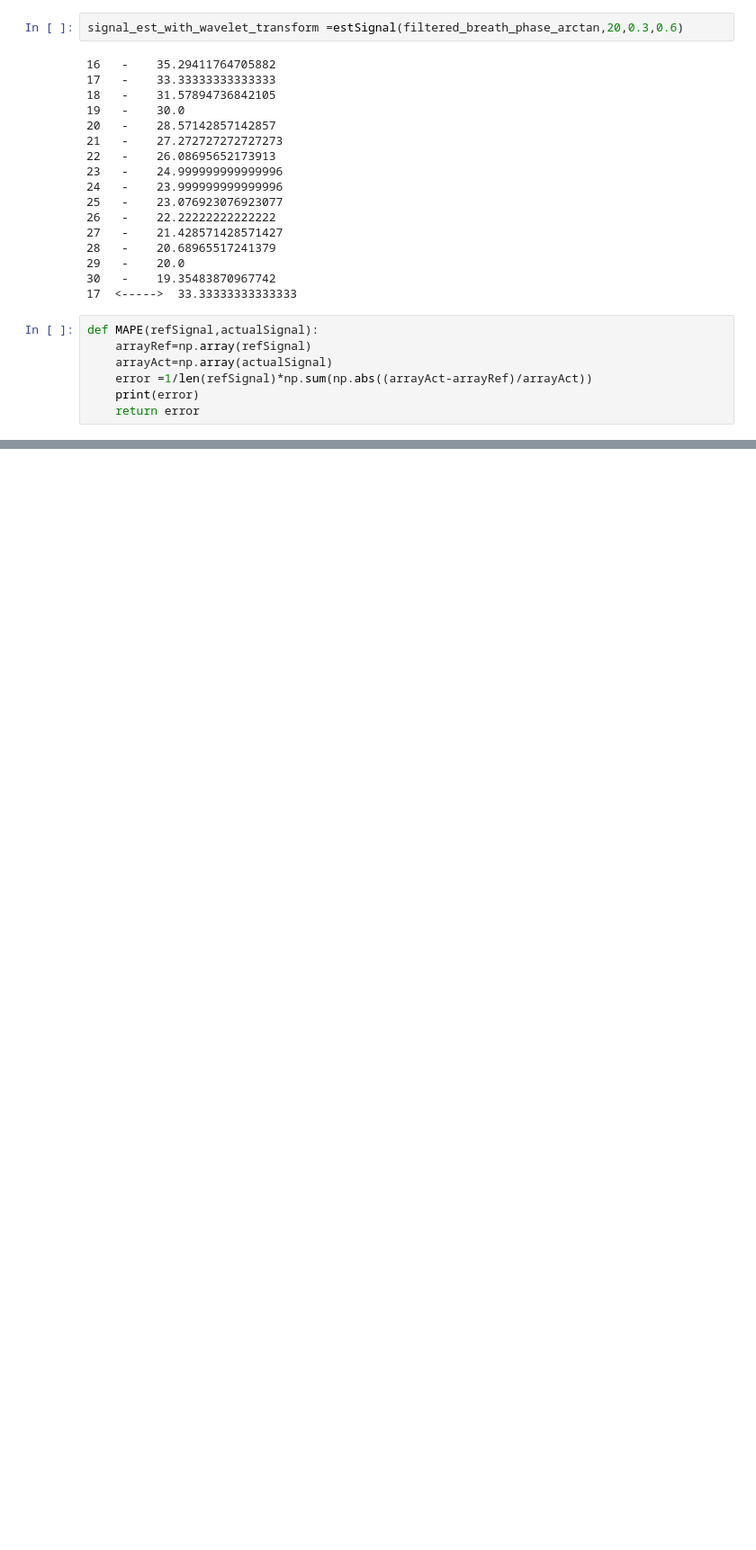
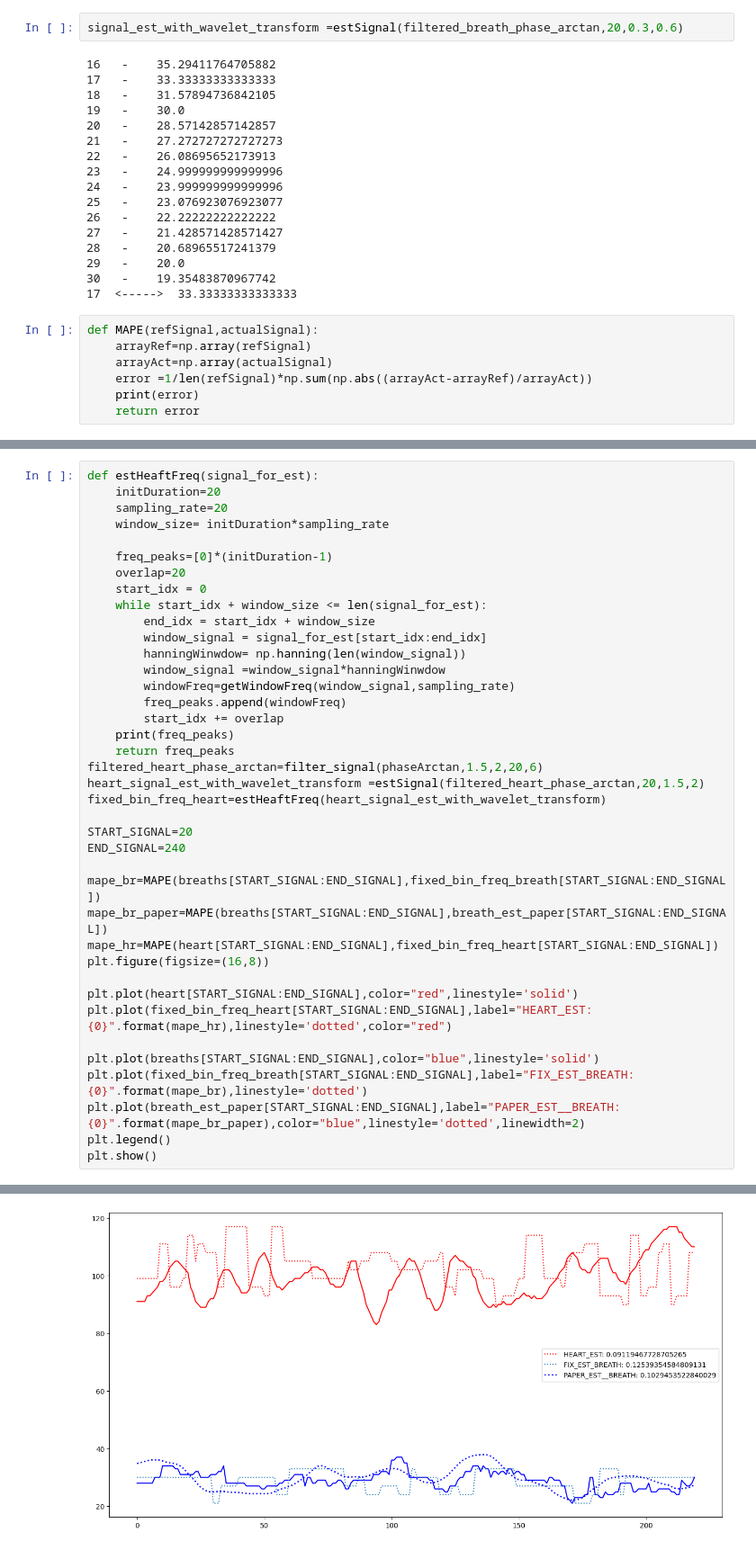
Before and after one commit to tqdinh/gensignal, a Jupyter notebook: VSProcessingFlow/VSProcessingV0.ipynb, the cells around one changed output, grey strips where cells are left out. Shown at 90% size. Saved outputs shown, nothing was run; the diff lists cells and outputs as text; blank space fills up the shorter version.

```diff
--- a/VSProcessingFlow/VSProcessingV0.ipynb
+++ b/VSProcessingFlow/VSProcessingV0.ipynb
@@ -338,0 +340,40 @@ plt.show()
+# %%
+def estHeaftFreq(signal_for_est):
+    initDuration=20
+    sampling_rate=20
+    window_size= initDuration*sampling_rate
+
+    freq_peaks=[0]*(initDuration-1)
+    overlap=20
+    start_idx = 0
+    while start_idx + window_size <= len(signal_for_est):
+        end_idx = start_idx + window_size
+        window_signal = signal_for_est[start_idx:end_idx]
+        hanningWinwdow= np.hanning(len(window_signal))
+        window_signal =window_signal*hanningWinwdow
+        windowFreq=getWindowFreq(window_signal,sampling_rate)
+        freq_peaks.append(windowFreq)
+        start_idx += overlap
+    print(freq_peaks)
+    return freq_peaks
+filtered_heart_phase_arctan=filter_signal(phaseArctan,1.5,2,20,6)
+heart_signal_est_with_wavelet_transform =estSignal(filtered_heart_phase_arctan,20,1.5,2)
+fixed_bin_freq_heart=estHeaftFreq(heart_signal_est_with_wavelet_transform)
+
+START_SIGNAL=20
+END_SIGNAL=240
+
+mape_br=MAPE(breaths[START_SIGNAL:END_SIGNAL],fixed_bin_freq_breath[START_SIGNAL:END_SIGNAL])
+mape_br_paper=MAPE(breaths[START_SIGNAL:END_SIGNAL],breath_est_paper[START_SIGNAL:END_SIGNAL])
+mape_hr=MAPE(heart[START_SIGNAL:END_SIGNAL],fixed_bin_freq_heart[START_SIGNAL:END_SIGNAL])
+plt.figure(figsize=(16,8))
+
+plt.plot(heart[START_SIGNAL:END_SIGNAL],color="red",linestyle='solid')
+plt.plot(fixed_bin_freq_heart[START_SIGNAL:END_SIGNAL],label="HEART_EST: {0}".format(mape_hr),linestyle='dotted',color="red")
+
+plt.plot(breaths[START_SIGNAL:END_SIGNAL],color="blue",linestyle='solid')
+plt.plot(fixed_bin_freq_breath[START_SIGNAL:END_SIGNAL],label="FIX_EST_BREATH: {0}".format(mape_br),linestyle='dotted')
+plt.plot(breath_est_paper[START_SIGNAL:END_SIGNAL],label="PAPER_EST__BREATH: {0}".format(mape_br_paper),color="blue",linestyle='dotted',linewidth=2)
+plt.legend()
+plt.show()
+# %% [output]
@@ -338,0 +387 @@ plt.show()
+[figure, added]
```
Also changed, not shown: parts of 8 cells of this notebook.
